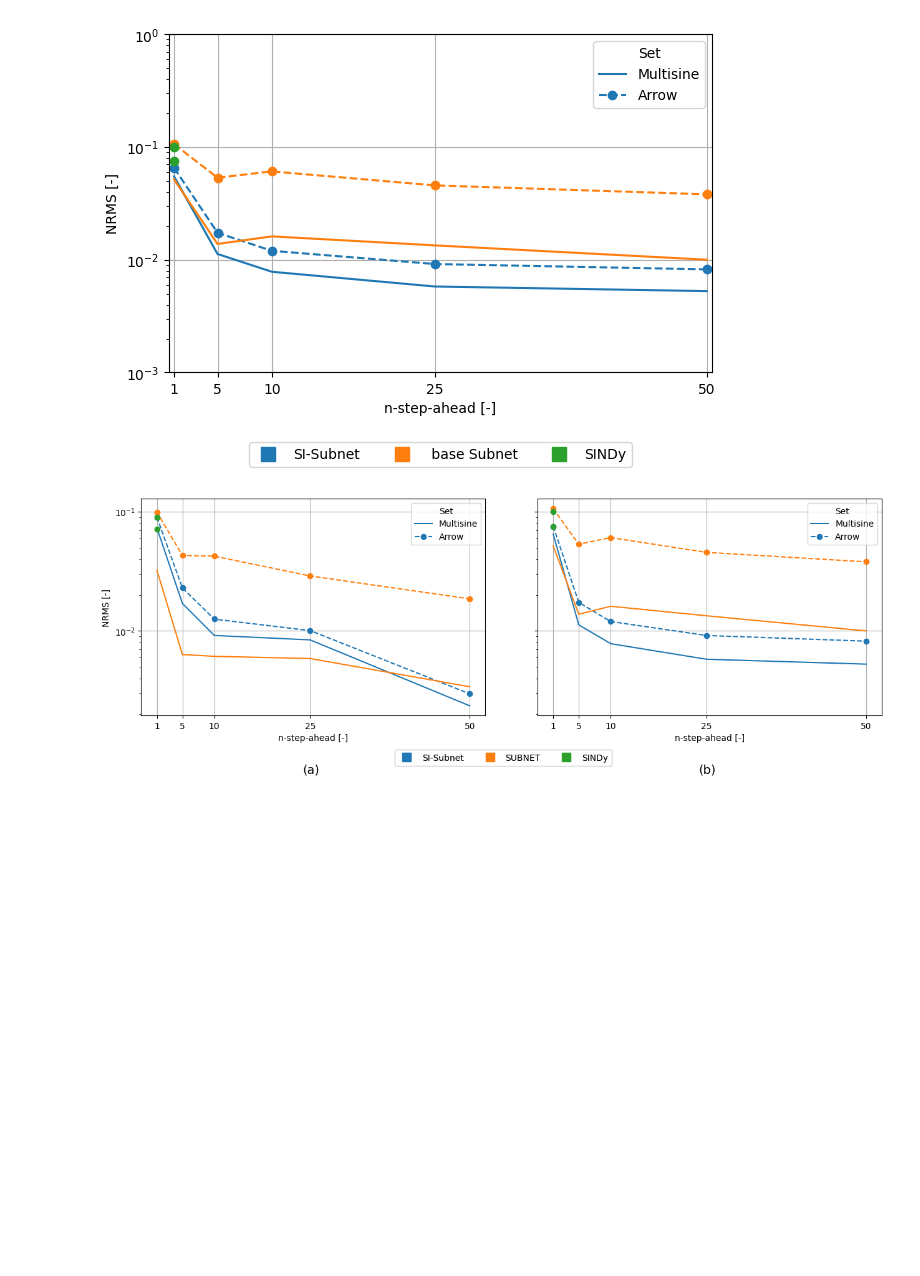
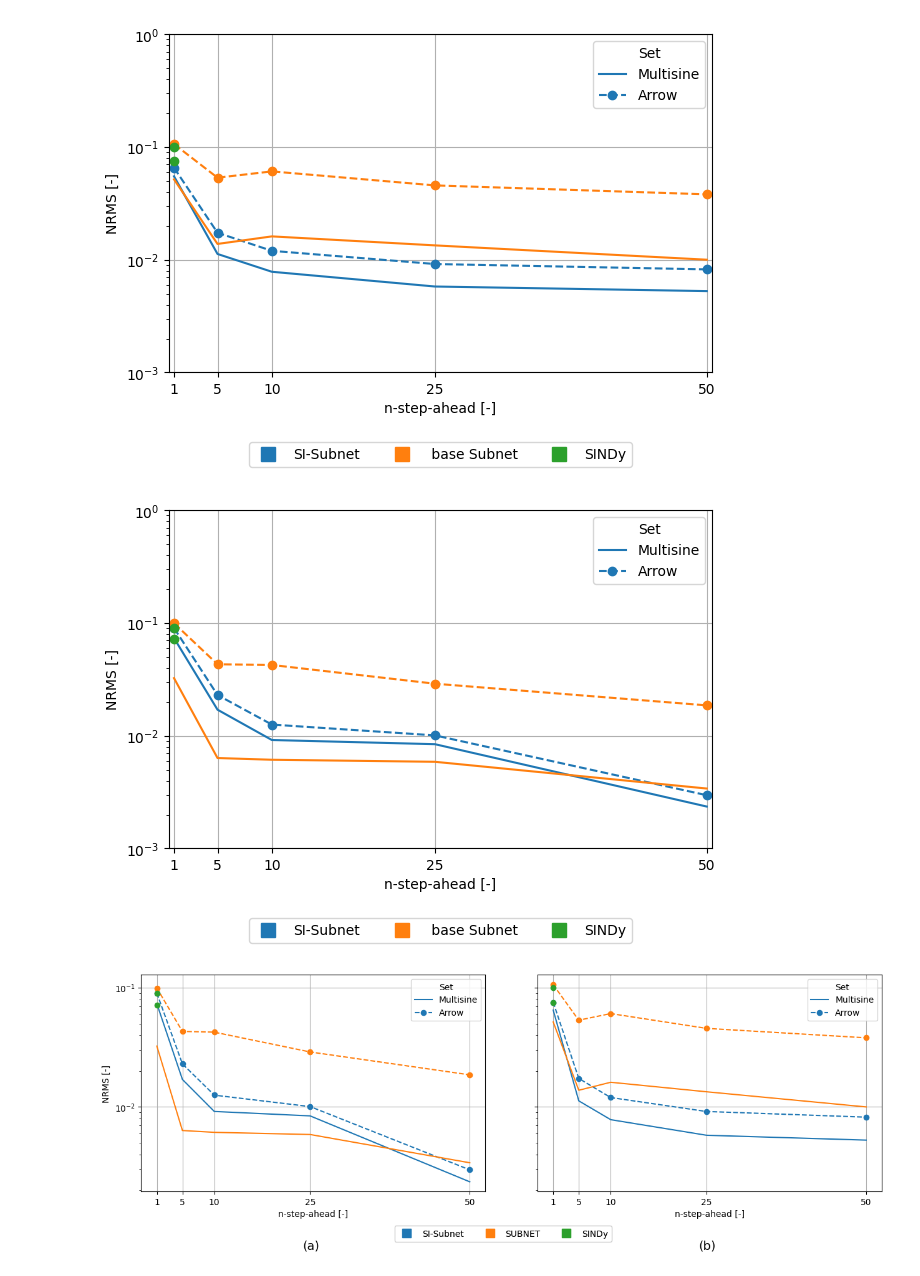
Before and after one commit to JPMellink97/mscth, a Jupyter notebook: result_processing.ipynb, the cells around one changed output. Cells and saved outputs as stored; diff of their text form; code cells hidden in the pictures; blank space fills up the shorter version.

```diff
--- a/result_processing.ipynb
+++ b/result_processing.ipynb
@@ -289,6 +289,43 @@ i_SUBNET_test = [0.0516, 0.0138, 0.0161, 0.0134, 0.0100]
 i_SUBNET_arrow = [0.106,0.0534,0.0607,0.0456,0.0380]
 i_SI_SUBNET_test = np.array([0.06488014, 0.01124337, 0.00781721, 0.00578495, 0.00526678])
 i_SI_SUBNET_arrow= np.array([0.07539537, 0.01733585, 0.01198636, 0.00915721, 0.00820566])
+# %%
+plt.semilogy(metrics_df['nf'].values,  c_SI_SUBNET_test, color='#1f77b4', linestyle="-", label="Multisine")
+plt.semilogy(metrics_df['nf'].values, c_SI_SUBNET_arrow, color='#1f77b4', linestyle="--", marker="o", label="Arrow")
+
+plt.semilogy(metrics_df['nf'].values,  c_SUBNET_test, color='#ff7f0e', linestyle= "-")
+plt.semilogy(metrics_df['nf'].values, c_SUBNET_arrow, color='#ff7f0e', linestyle= "--", marker="o")
+
+plt.semilogy(1, c_SINDy_test,  color='#2ca02c', marker="o")
+plt.semilogy(1, c_SINDy_arrow,  color='#2ca02c', marker="o")
+
+plt.xlabel("n-step-ahead [-]")
+plt.ylabel("NRMS [-]")
+plt.xticks(metrics_df['nf'].values, labels=[str(int(i)) for i in metrics_df['nf'].values])
+plt.xlim([0.5, 50.5])
+plt.ylim([10**-3, 10**0])
+
+set_legend = plt.legend(loc='upper right', title="Set")
+plt.gca().add_artist(set_legend)
+
+custom_lines = [
+    # Line2D([0], [0], color='#1f77b4', marker='s', linestyle='None', markersize=10, label='SI-Subnet (complete)'),
+    Line2D([0], [0], color='#1f77b4', marker='s', linestyle='None', markersize=10, label='SI-Subnet'),
+    Line2D([0], [0], color='#ff7f0e', marker='s', linestyle='None', markersize=10, label=' base Subnet'),
+    # Line2D([0], [0], color='#2ca02c', marker='s', linestyle='None', markersize=10, label='SINDy (complete)'),
+    Line2D([0], [0], color='#2ca02c', marker='s', linestyle='None', markersize=10, label='SINDy')
+]
+
+# Add a single legend below all subplots with colored squares
+plt.legend(handles=custom_lines, loc='lower center', bbox_to_anchor=(0.5, -0.3), ncol=3)
+
+plt.grid()
+
+plt.tight_layout()
+# plt.savefig('u_ideal_presi.png', dpi=450, transparent=True,bbox_inches='tight')
+plt.show()
+# %% [output]
+[figure, added]
 # %%
 fig, (ax1,ax2) = plt.subplots(1, 2, sharey=True, sharex=True, figsize=(12.8, 4.8))
 ax1.semilogy(nf,c_SI_SUBNET_test, linestyle="-", color=mlcolors[0], label="Multisine")
```
Also changed, not shown: parts of 10 cells of this notebook, 1 other file.
